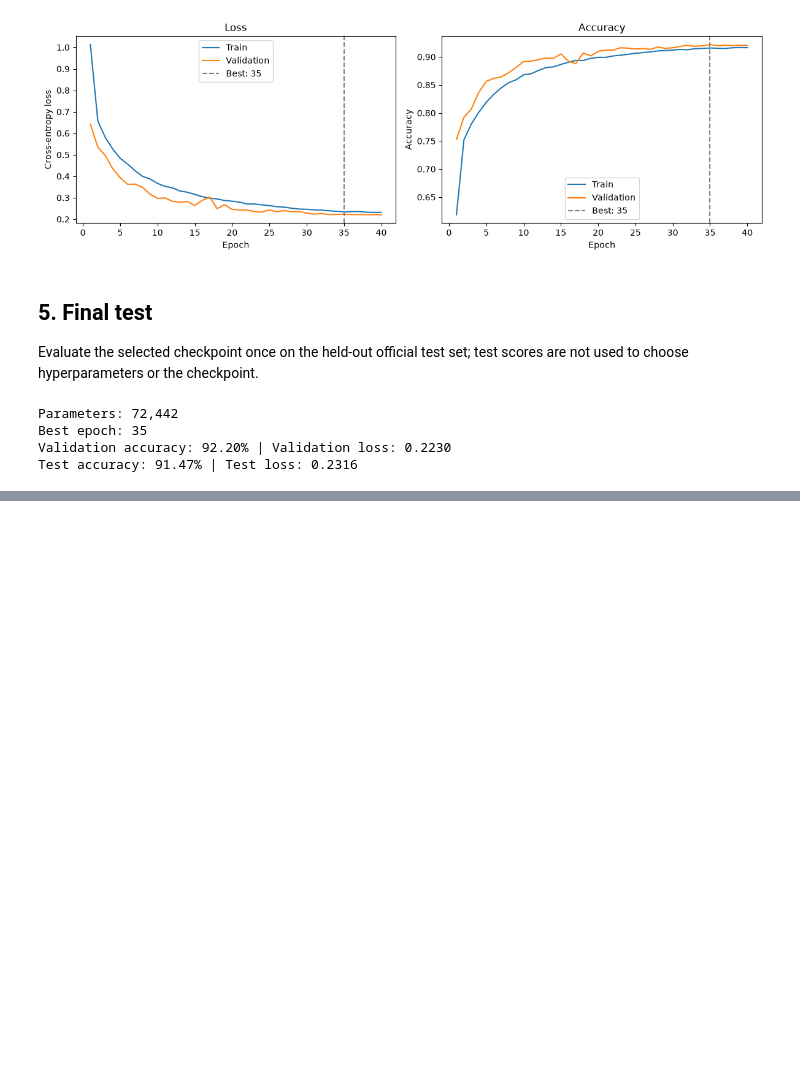
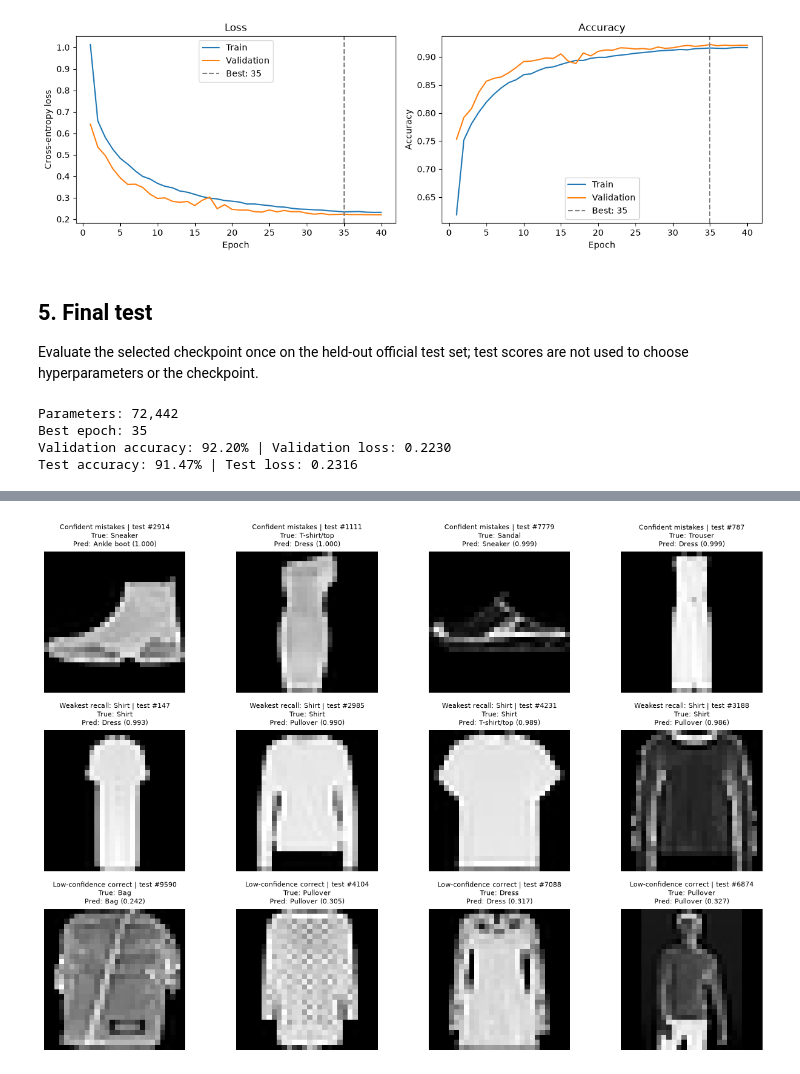
Before and after one commit to tinh633/deep-learning, a Jupyter notebook: practice_1_fashionmnist/cnn_new.ipynb, the cells around one changed output, grey strips where cells are left out. Cells and saved outputs as stored; diff of their text form; code cells hidden in the pictures; blank space fills up the shorter version.

Commit message:
Upload completed CNN training notebook

```diff
--- a/practice_1_fashionmnist/cnn_new.ipynb
+++ b/practice_1_fashionmnist/cnn_new.ipynb
@@ -215,0 +501,28 @@ Test accuracy: 91.47% | Test loss: 0.2316
+# %%
+if test_analysis is not None and len(examples):
+    if test_images_local is None:
+        if (project / 'data' / 'FashionMNIST' / 'raw' / 't10k-images-idx3-ubyte').exists():
+            test_images_local = datasets.FashionMNIST(project / 'data', train=False, download=False)
+        elif (project / 'data' / 'FashionMNIST_raw' / 't10k-images-idx3-ubyte').exists():
+            class GalleryFashionMNIST(datasets.FashionMNIST):
+                @property
+                def raw_folder(self):
+                    return str(project / 'data' / 'FashionMNIST_raw')
+            test_images_local = GalleryFashionMNIST(project / 'data', train=False, download=False)
+    if test_images_local is not None:
+        if not np.array_equal(np.asarray(test_images_local.targets), actual):
+            raise ValueError('Local dataset labels do not match cached test predictions.')
+        fig, axes = plt.subplots(3, 4, figsize=(13, 9))
+        for ax in axes.flat:
+            ax.axis('off')
+        for ax, (_, row) in zip(axes.flat, examples.iterrows()):
+            index = int(row['ID'])
+            ax.imshow(test_images_local.data[index], cmap='gray', vmin=0, vmax=255)
+            ax.set_title(f"{row['Group']} | test #{index}\n"
+                         f"True: {class_names[int(row['True'])]}\n"
+                         f"Pred: {class_names[int(row['Predicted'])]} ({row['Confidence']:.3f})", fontsize=8)
+        plt.tight_layout(); plt.show()
+    else:
+        print('Local test images unavailable; use the prediction table above.')
+# %% [output]
+[figure, added]
```
Also changed, not shown: parts of 10 cells of this notebook.
